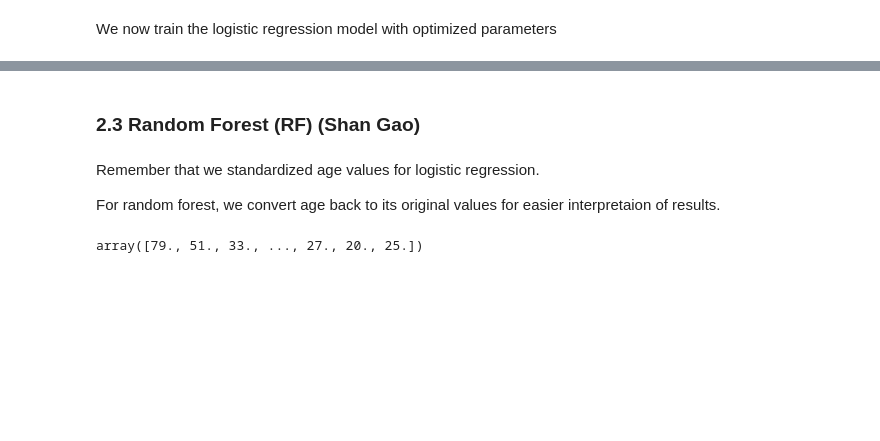
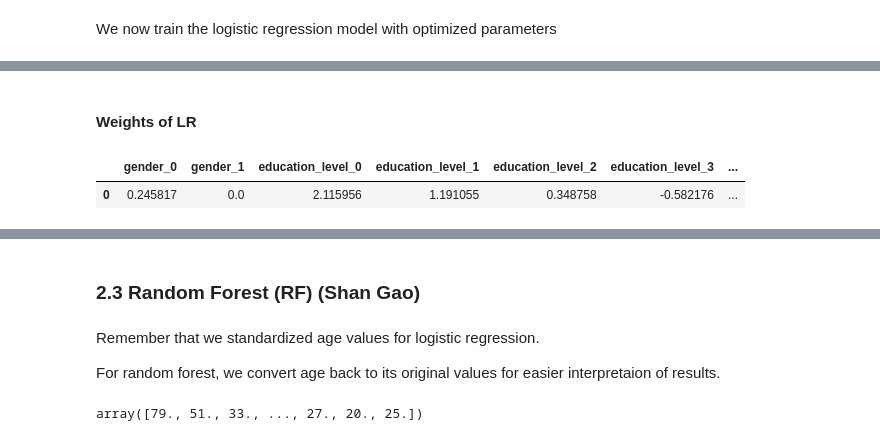
Before and after one commit to shaangao/cog-pred, a Jupyter notebook: proj1.ipynb, the cells around one changed output, grey strips where cells are left out. Drawn from its saved outputs; the diff is of its cells as text; code cells hidden in the pictures; blank space fills up the shorter version.

```diff
--- a/proj1.ipynb
+++ b/proj1.ipynb
@@ -533,0 +591,9 @@ Traning Accuracy: 0.8324691382645634
+# %% [markdown]
+#### Weights of LR
+# %%
+weight_col_name = list(np.append(cat_names, 'age'))
+df_weight = pd.DataFrame(clf.coef_, columns=weight_col_name)
+df_weight
+# %% [output]
+|  | gender_0 | gender_1 | education_level_0 | education_level_1 | education_level_2 | education_level_3 | ... |
+| 0 | 0.245817 | 0.0 | 2.115956 | 1.191055 | 0.348758 | -0.582176 | ... |
```
Also changed, not shown: parts of 36 cells of this notebook.
